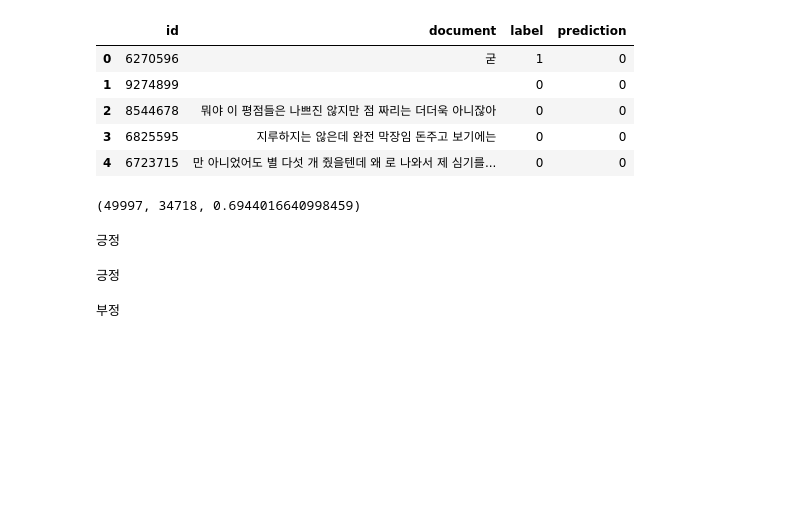
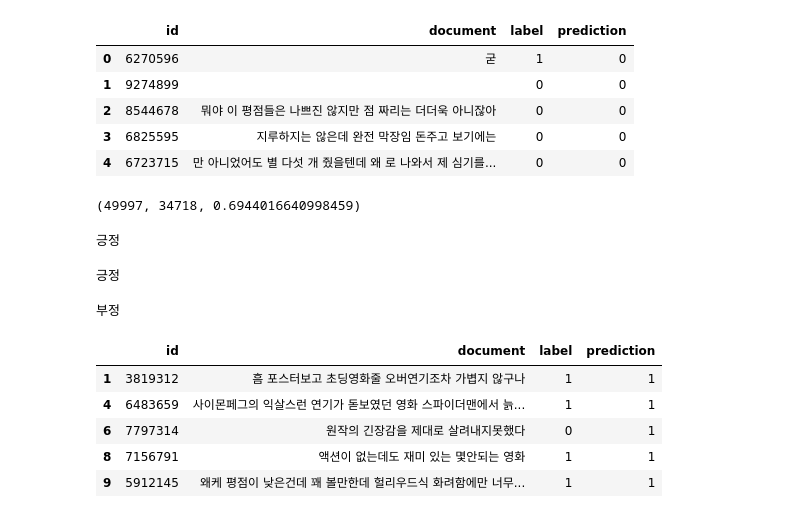
Before and after one commit to helen-cho/python, a Jupyter notebook: 05.인공지능/10.감성분석.ipynb, the cells around one changed output. Saved outputs shown, nothing was run; the diff lists cells and outputs as text; code cells hidden in the pictures; blank space fills up the shorter version.

```diff
--- a/05.인공지능/10.감성분석.ipynb
+++ b/05.인공지능/10.감성분석.ipynb
@@ -283,3 +283,14 @@ text='	지루하지는 않은데 완전 막장임... 돈주고 보기에는....'
 predict(text)
 # %% [output]
 부정
+# %%
+filt = df_train['prediction']==1
+df_pos = df_train[filt]
+df_pos.head()
+# %% [output]
+|  | id | document | label | prediction |
+| 1 | 3819312 | 흠 포스터보고 초딩영화줄 오버연기조차 가볍지 않구나 | 1 | 1 |
+| 4 | 6483659 | 사이몬페그의 익살스런 연기가 돋보였던 영화 스파이더맨에서 늙... | 1 | 1 |
+| 6 | 7797314 | 원작의 긴장감을 제대로 살려내지못했다 | 0 | 1 |
+| 8 | 7156791 | 액션이 없는데도 재미 있는 몇안되는 영화 | 1 | 1 |
+| 9 | 5912145 | 왜케 평점이 낮은건데 꽤 볼만한데 헐리우드식 화려함에만 너무... | 1 | 1 |
```
Also changed, not shown: parts of 11 cells of this notebook, 9 other files.
